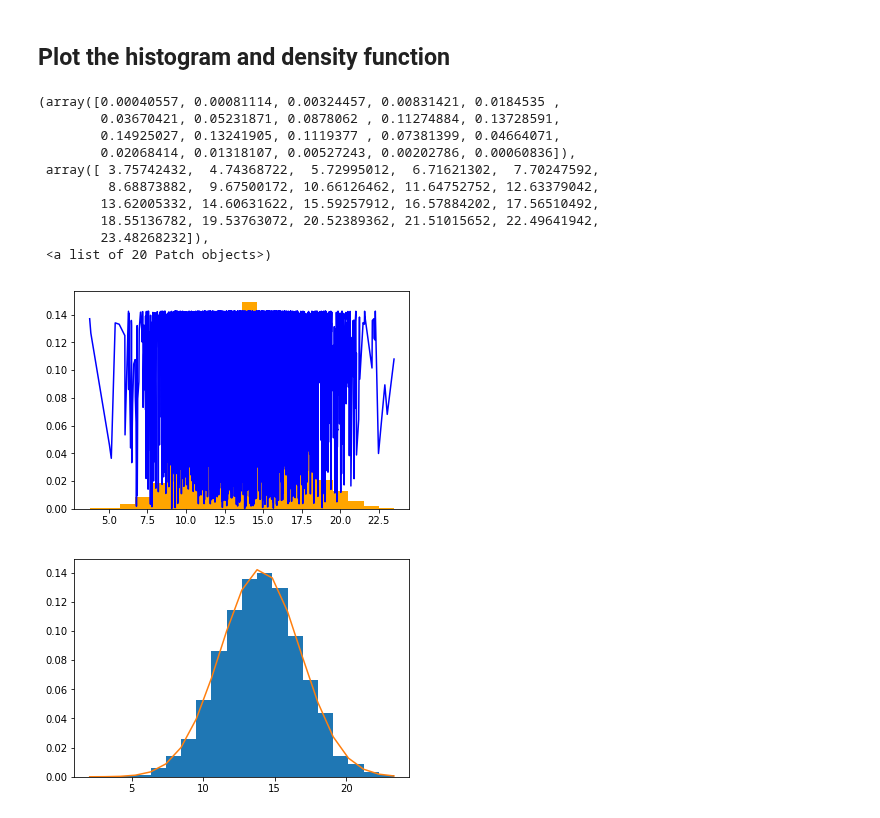
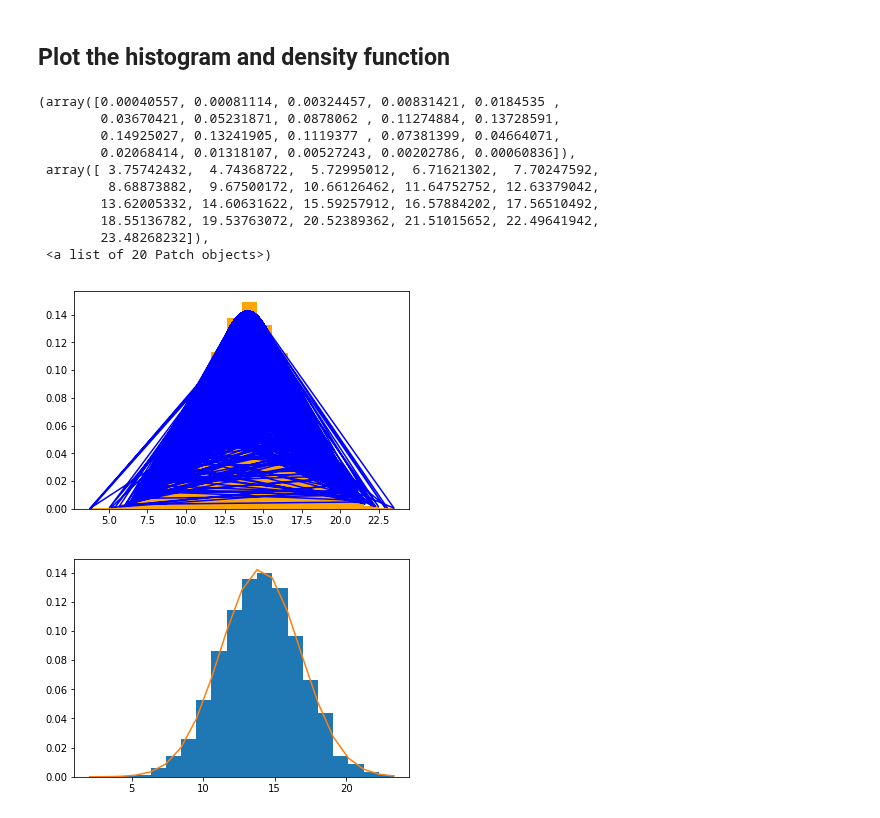
Before and after one commit to ortsed/dsc-normal-distribution-lab-dc-ds-career-042219, a Jupyter notebook: index.ipynb, the cells around one changed output. Cells and saved outputs as stored; diff of their text form; code cells hidden in the pictures.

```diff
--- a/index.ipynb
+++ b/index.ipynb
@@ -60,20 +60,20 @@ density = [dens(x) for x in nrm]
 # %% [markdown]
 ## Plot the histogram and density function
 # %%
-plt.plot(sorted(nrm), density, color="blue")
+plt.plot(nrm, density, color="blue")
 plt.hist(nrm, bins=20, density=True,color="orange")
 # %% [output]
 (array([0.00040557, 0.00081114, 0.00324457, 0.00831421, 0.0184535 ,
         0.03670421, 0.05231871, 0.0878062 , 0.11274884, 0.13728591,
         0.14925027, 0.13241905, 0.1119377 , 0.07381399, 0.04664071,
         0.02068414, 0.01318107, 0.00527243, 0.00202786, 0.00060836]),
  array([ 3.75742432,  4.74368722,  5.72995012,  6.71621302,  7.70247592,
          8.68873882,  9.67500172, 10.66126462, 11.64752752, 12.63379042,
         13.62005332, 14.60631622, 15.59257912, 16.57884202, 17.56510492,
         18.55136782, 19.53763072, 20.52389362, 21.51015652, 22.49641942,
         23.48268232]),
  <a list of 20 Patch objects>)
-[figure, old version]
+[figure, new version]
 # %%
 # Plot histogram along with the density function
 # %% [output]
```
